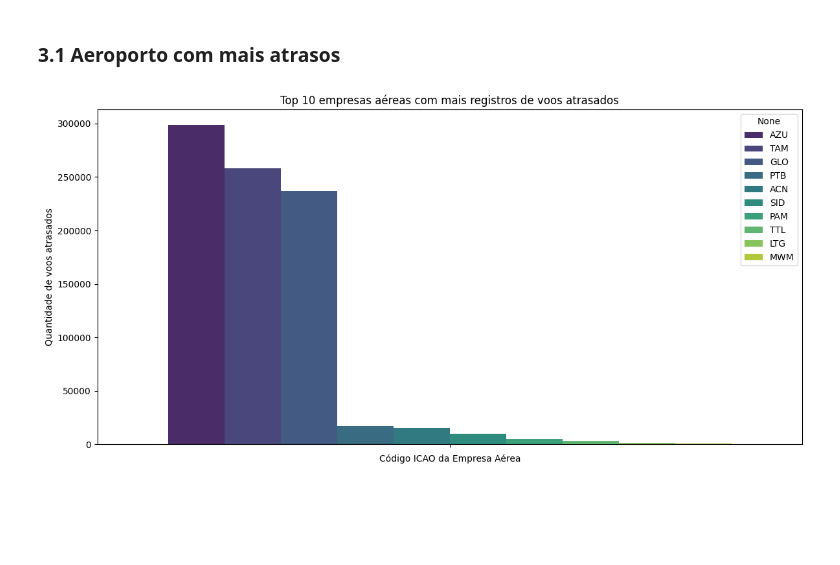
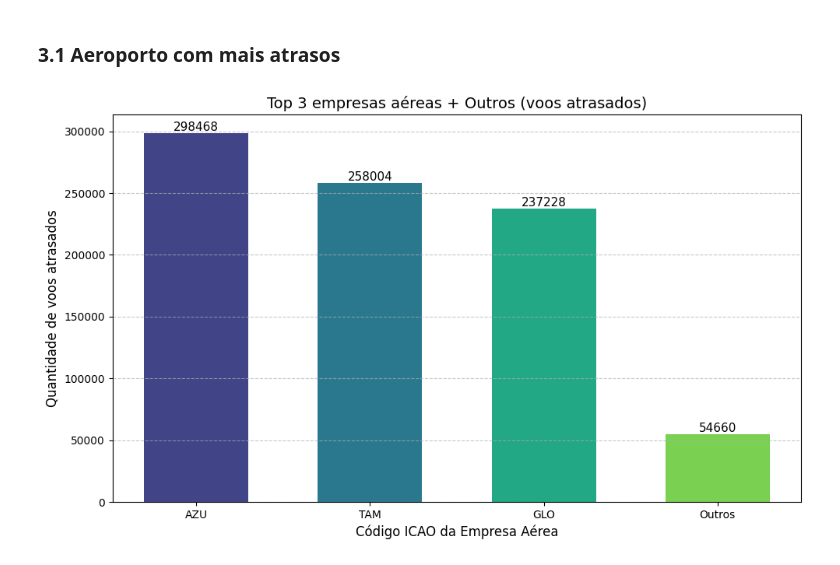
Before and after one commit to SirOtaiv/Flight-Data-Cience, a Jupyter notebook: Medium/Articule.ipynb, the cells around one changed output. Cells and saved outputs as stored; diff of their text form; code cells hidden in the pictures; blank space fills up the shorter version.

```diff
--- a/Medium/Articule.ipynb
+++ b/Medium/Articule.ipynb
@@ -473,30 +473,42 @@ for year in years:
 # %%
 # Contagem por mês
 monthly_counts = {}
 for key, df in cleanDataFrames.items():
     counts = df['ICAO Empresa Aérea'].value_counts()
     monthly_counts[key] = counts
 
 # Soma acumulada por empresa em todos os meses
 total_counts = defaultdict(int)
 for counts in monthly_counts.values():
     for company, qty in counts.items():
         total_counts[company] += qty
 
-# Converter para DataFrame para facilitar plot
+# Transformar dict em DataFrame
 total_df = pd.DataFrame.from_dict(total_counts, orient='index', columns=['Total'])
 total_df = total_df.sort_values('Total', ascending=False)
 
-# Plotando os 10 maiores
-top10 = total_df.head(10)
+# Selecionar top 3 e criar "Outros"
+top3 = total_df.head(3)
+others_sum = total_df.iloc[3:].sum().values[0]
 
-plt.figure(figsize=(12,6))
-sns.barplot(hue=top10.index, y=top10['Total'], palette='viridis')
-plt.title("Top 10 empresas aéreas com mais registros de voos atrasados")
-plt.xlabel("Código ICAO da Empresa Aérea")
-plt.ylabel("Quantidade de voos atrasados")
-plt.xticks(rotation=45)
+plot_df = top3.copy()
+plot_df.loc['Outros'] = others_sum
+
+# Plot
+plt.figure(figsize=(10,6))
+bars = plt.bar(plot_df.index, plot_df['Total'], color=sns.color_palette('viridis', 4), width=0.6)
+
+# Adicionando valores no topo das barras
+for bar in bars:
+    height = bar.get_height()
+    plt.text(bar.get_x() + bar.get_width()/2, height + 5, f'{int(height)}', ha='center', va='bottom', fontsize=11)
+
+plt.title("Top 3 empresas aéreas + Outros (voos atrasados)", fontsize=14)
+plt.ylabel("Quantidade de voos atrasados", fontsize=12)
+plt.xlabel("Código ICAO da Empresa Aérea", fontsize=12)
+plt.xticks(rotation=0)
+plt.grid(axis='y', linestyle='--', alpha=0.7)
 plt.tight_layout()
 plt.show()
 # %% [output]
-[figure, old version]
+[figure, new version]
```
Also changed, not shown: 2 other files.
